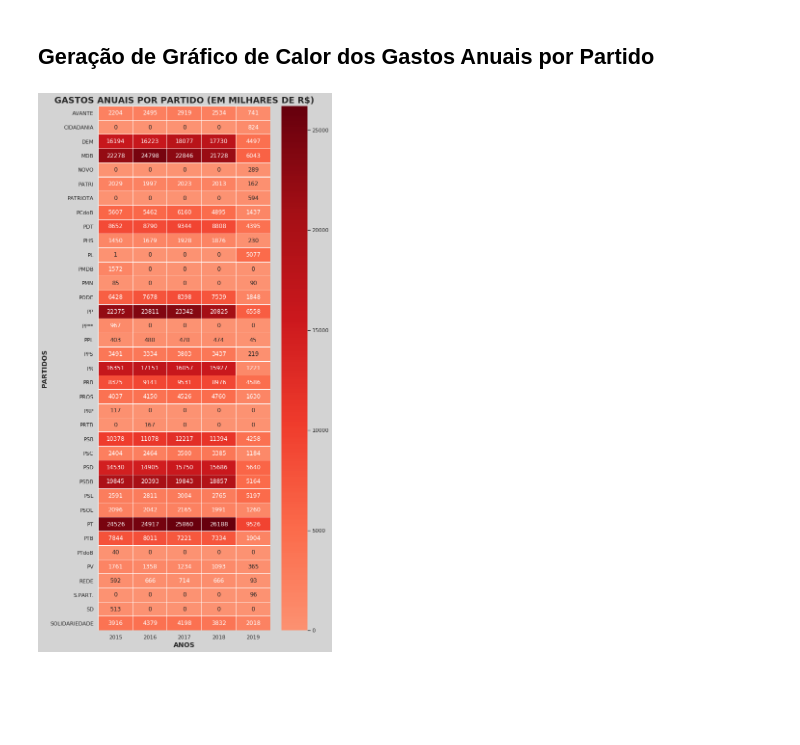
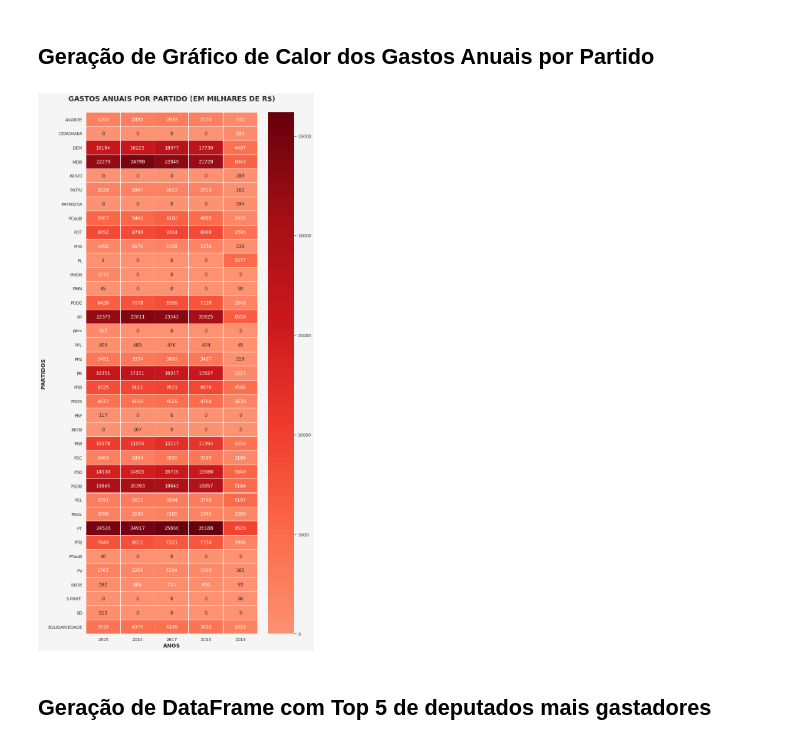
Before and after one commit to clima73/bigdata, a Jupyter notebook: self/analytics.ipynb, the cells around one changed output. Saved outputs shown, nothing was run; the diff lists cells and outputs as text; code cells hidden in the pictures; blank space fills up the shorter version.

```diff
--- a/self/analytics.ipynb
+++ b/self/analytics.ipynb
@@ -68,11 +70,13 @@ anos = [i[1] for i in list(df.columns.values)]
 ## Geração de Gráfico de Calor dos Gastos Anuais por Partido
 # %%
 sns.set(font_scale=1)
-plt.figure(figsize=(8, 20), facecolor='lightgray')
+plt.figure(figsize=(10, 25), facecolor='WhiteSmoke')
 sns.heatmap(df, annot=True, linewidth=.05, cmap="Reds", center=df.mean().mean(), xticklabels=anos, vmin=df.min().min(), vmax=df.max().max(), fmt='.0f')
 plt.xlabel('ANOS', fontsize=14,fontweight="bold")
 plt.ylabel('PARTIDOS', fontsize=14,fontweight="bold")
-plt.title('GASTOS ANUAIS POR PARTIDO (EM MILHARES DE R$)',fontsize=18,fontweight="bold")
+plt.title('GASTOS ANUAIS POR PARTIDO (EM MILHARES DE R$)',fontsize=18,fontweight="bold",pad=30)
 plt.show()
 # %% [output]
-[figure, old version]
+[figure, new version]
+# %% [markdown]
+## Geração de DataFrame com Top 5 de deputados mais gastadores
```
Also changed, not shown: parts of 6 cells of this notebook.
